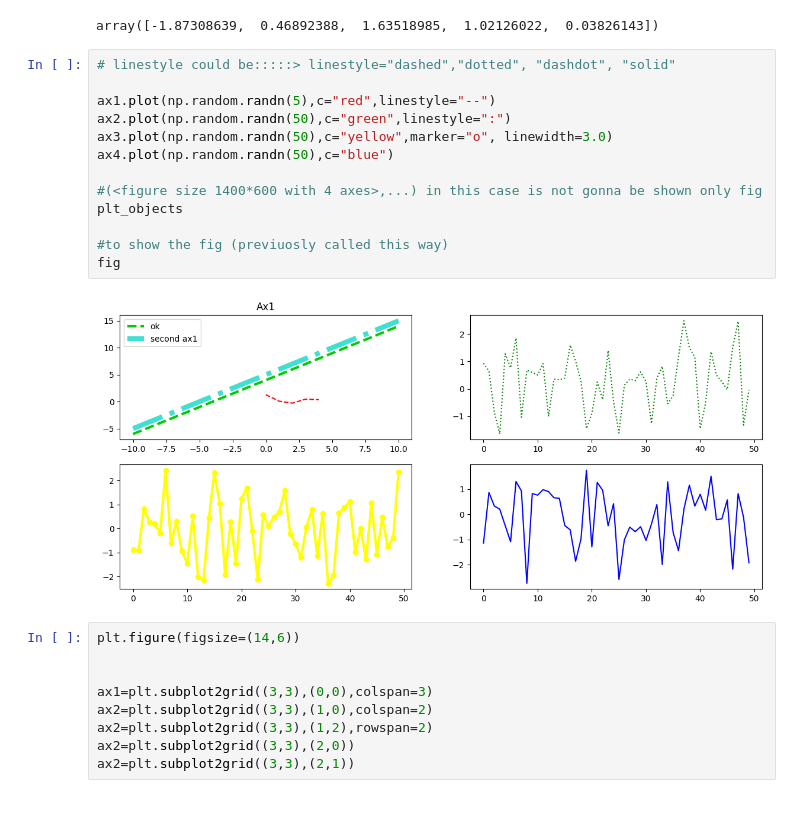
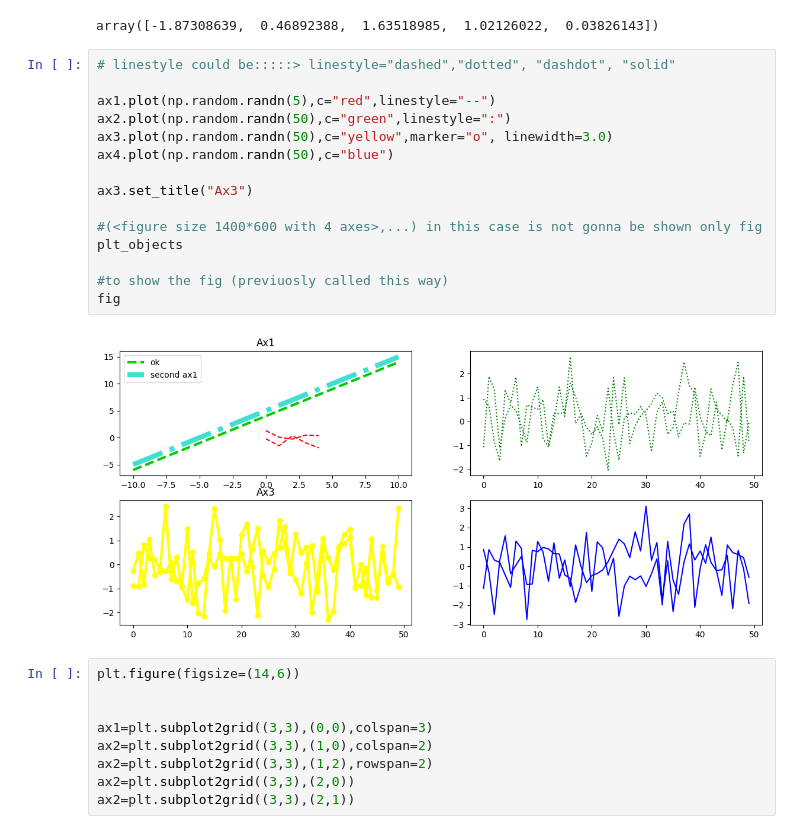
Before and after one commit to oscarluisgm/data-analytics, a Jupyter notebook: 6. Visualization.ipynb, the cells around one changed output. Drawn from its saved outputs; the diff is of its cells as text.

```diff
--- a/6. Visualization.ipynb
+++ b/6. Visualization.ipynb
@@ -117,18 +117,20 @@ array([-1.87308639,  0.46892388,  1.63518985,  1.02126022,  0.03826143])
 # %%
 # linestyle could be:::::> linestyle="dashed","dotted", "dashdot", "solid"
 
 ax1.plot(np.random.randn(5),c="red",linestyle="--")
 ax2.plot(np.random.randn(50),c="green",linestyle=":")
 ax3.plot(np.random.randn(50),c="yellow",marker="o", linewidth=3.0)
 ax4.plot(np.random.randn(50),c="blue")
 
+ax3.set_title("Ax3")
+
 #(<figure size 1400*600 with 4 axes>,...) in this case is not gonna be shown only fig
 plt_objects
 
 #to show the fig (previuosly called this way)
 fig
 # %% [output]
-[figure, old version]
+[figure, new version]
 # %%
 plt.figure(figsize=(14,6))
 
```
Also changed, not shown: parts of 7 cells of this notebook, 1 other file.
